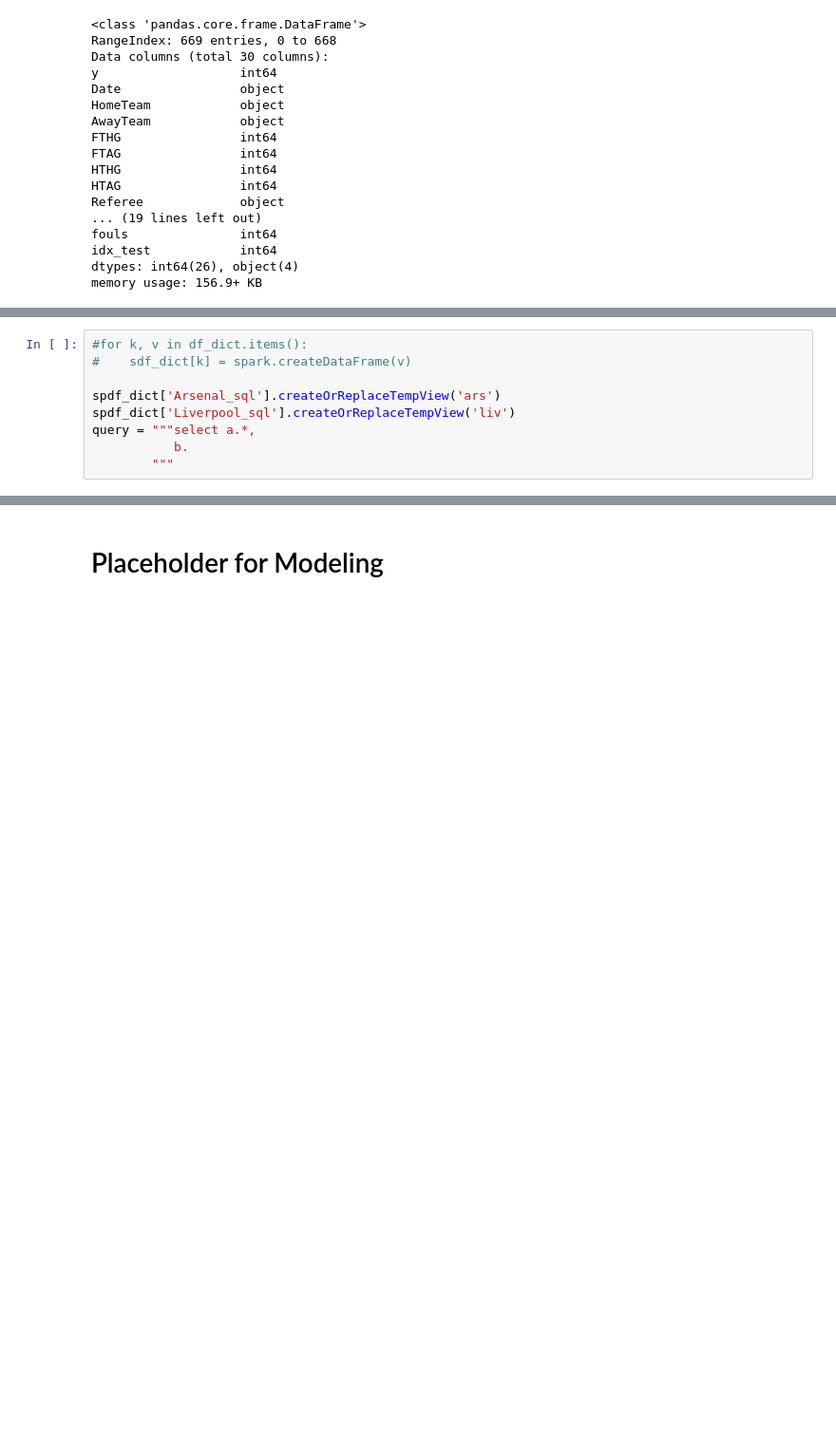
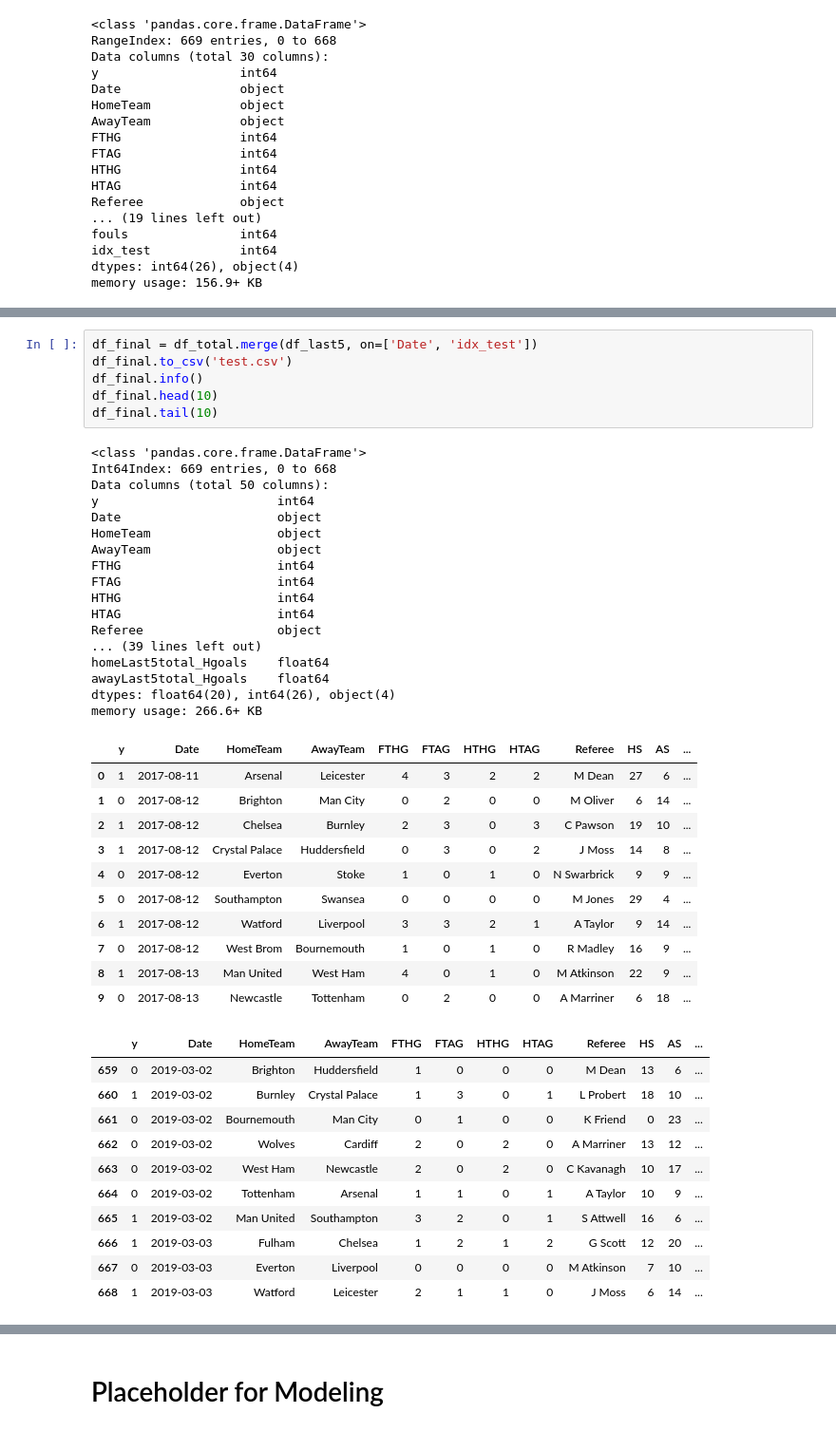
Before and after one commit to DataDavD/ddapp, a Jupyter notebook: ddapp/model.ipynb, the cells around one changed output, grey strips where cells are left out. Shown at 95% size. Saved outputs shown, nothing was run; the diff lists cells and outputs as text; blank space fills up the shorter version.

```diff
--- a/ddapp/model.ipynb
+++ b/ddapp/model.ipynb
@@ -1036,9 +1044,46 @@ memory usage: 113.9+ KB
-# %%
-#for k, v in df_dict.items():
-#    sdf_dict[k] = spark.createDataFrame(v)
-
-spdf_dict['Arsenal_sql'].createOrReplaceTempView('ars')
-spdf_dict['Liverpool_sql'].createOrReplaceTempView('liv')
-query = """select a.*,
-           b.
-        """
+# %%
+df_final = df_total.merge(df_last5, on=['Date', 'idx_test'])
+df_final.to_csv('test.csv')
+df_final.info()
+df_final.head(10)
+df_final.tail(10)
+# %% [output]
+<class 'pandas.core.frame.DataFrame'>
+Int64Index: 669 entries, 0 to 668
+Data columns (total 50 columns):
+y                        int64
+Date                     object
+HomeTeam                 object
+AwayTeam                 object
+FTHG                     int64
+FTAG                     int64
+HTHG                     int64
+HTAG                     int64
+Referee                  object
+... (39 lines left out)
+homeLast5total_Hgoals    float64
+awayLast5total_Hgoals    float64
+dtypes: float64(20), int64(26), object(4)
+memory usage: 266.6+ KB
+|  | y | Date | HomeTeam | AwayTeam | FTHG | FTAG | HTHG | HTAG | Referee | HS | AS | ... |
+| 0 | 1 | 2017-08-11 | Arsenal | Leicester | 4 | 3 | 2 | 2 | M Dean | 27 | 6 | ... |
+| 1 | 0 | 2017-08-12 | Brighton | Man City | 0 | 2 | 0 | 0 | M Oliver | 6 | 14 | ... |
+| 2 | 1 | 2017-08-12 | Chelsea | Burnley | 2 | 3 | 0 | 3 | C Pawson | 19 | 10 | ... |
+| 3 | 1 | 2017-08-12 | Crystal Palace | Huddersfield | 0 | 3 | 0 | 2 | J Moss | 14 | 8 | ... |
+| 4 | 0 | 2017-08-12 | Everton | Stoke | 1 | 0 | 1 | 0 | N Swarbrick | 9 | 9 | ... |
+| 5 | 0 | 2017-08-12 | Southampton | Swansea | 0 | 0 | 0 | 0 | M Jones | 29 | 4 | ... |
+| 6 | 1 | 2017-08-12 | Watford | Liverpool | 3 | 3 | 2 | 1 | A Taylor | 9 | 14 | ... |
+| 7 | 0 | 2017-08-12 | West Brom | Bournemouth | 1 | 0 | 1 | 0 | R Madley | 16 | 9 | ... |
+| 8 | 1 | 2017-08-13 | Man United | West Ham | 4 | 0 | 1 | 0 | M Atkinson | 22 | 9 | ... |
+| 9 | 0 | 2017-08-13 | Newcastle | Tottenham | 0 | 2 | 0 | 0 | A Marriner | 6 | 18 | ... |
+|  | y | Date | HomeTeam | AwayTeam | FTHG | FTAG | HTHG | HTAG | Referee | HS | AS | ... |
+| 659 | 0 | 2019-03-02 | Brighton | Huddersfield | 1 | 0 | 0 | 0 | M Dean | 13 | 6 | ... |
+| 660 | 1 | 2019-03-02 | Burnley | Crystal Palace | 1 | 3 | 0 | 1 | L Probert | 18 | 10 | ... |
+| 661 | 0 | 2019-03-02 | Bournemouth | Man City | 0 | 1 | 0 | 0 | K Friend | 0 | 23 | ... |
+| 662 | 0 | 2019-03-02 | Wolves | Cardiff | 2 | 0 | 2 | 0 | A Marriner | 13 | 12 | ... |
+| 663 | 0 | 2019-03-02 | West Ham | Newcastle | 2 | 0 | 2 | 0 | C Kavanagh | 10 | 17 | ... |
+| 664 | 0 | 2019-03-02 | Tottenham | Arsenal | 1 | 1 | 0 | 1 | A Taylor | 10 | 9 | ... |
+| 665 | 1 | 2019-03-02 | Man United | Southampton | 3 | 2 | 0 | 1 | S Attwell | 16 | 6 | ... |
+| 666 | 1 | 2019-03-03 | Fulham | Chelsea | 1 | 2 | 1 | 2 | G Scott | 12 | 20 | ... |
+| 667 | 0 | 2019-03-03 | Everton | Liverpool | 0 | 0 | 0 | 0 | M Atkinson | 7 | 10 | ... |
+| 668 | 1 | 2019-03-03 | Watford | Leicester | 2 | 1 | 1 | 0 | J Moss | 6 | 14 | ... |
```
Also changed, not shown: parts of 16 cells of this notebook.
